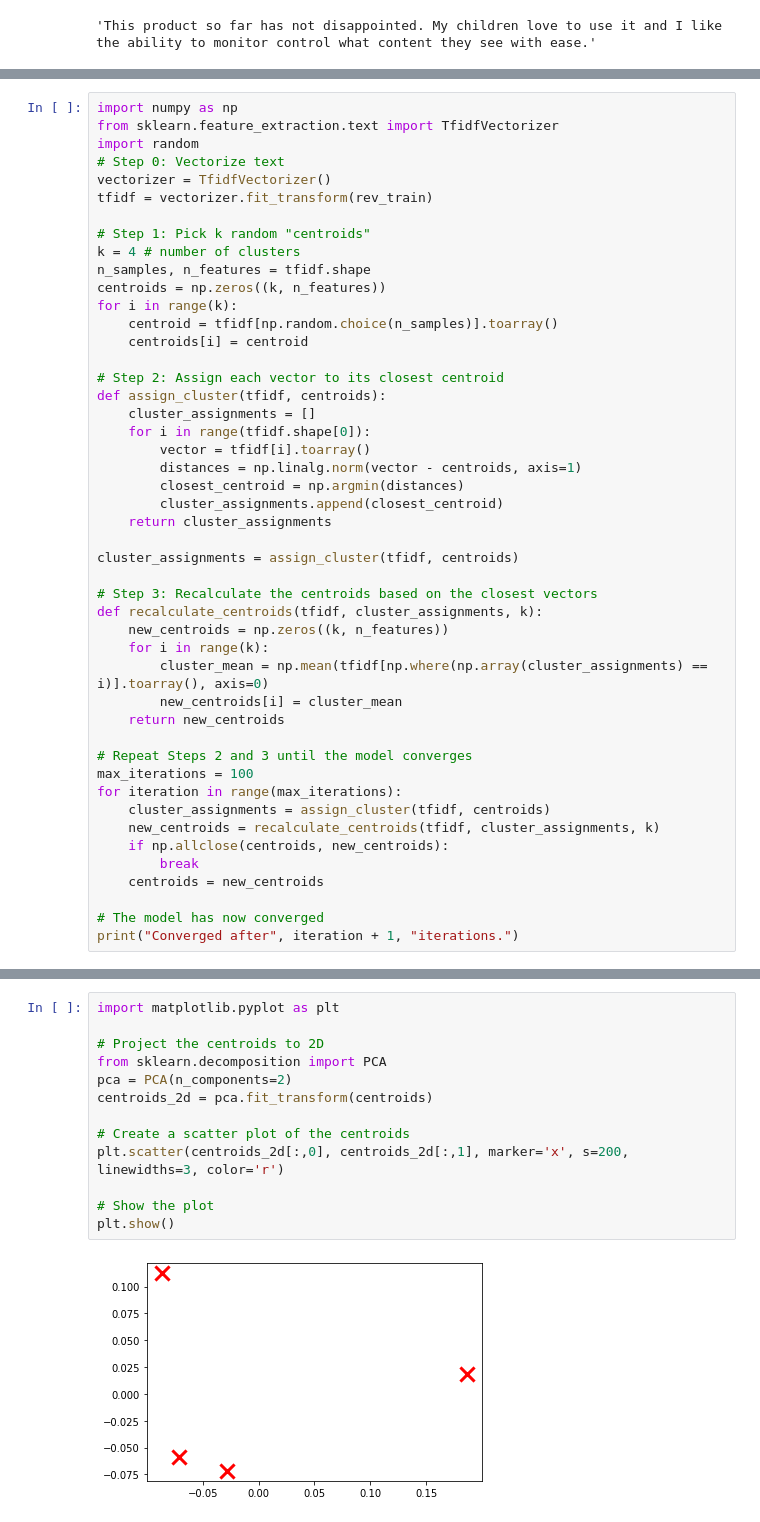
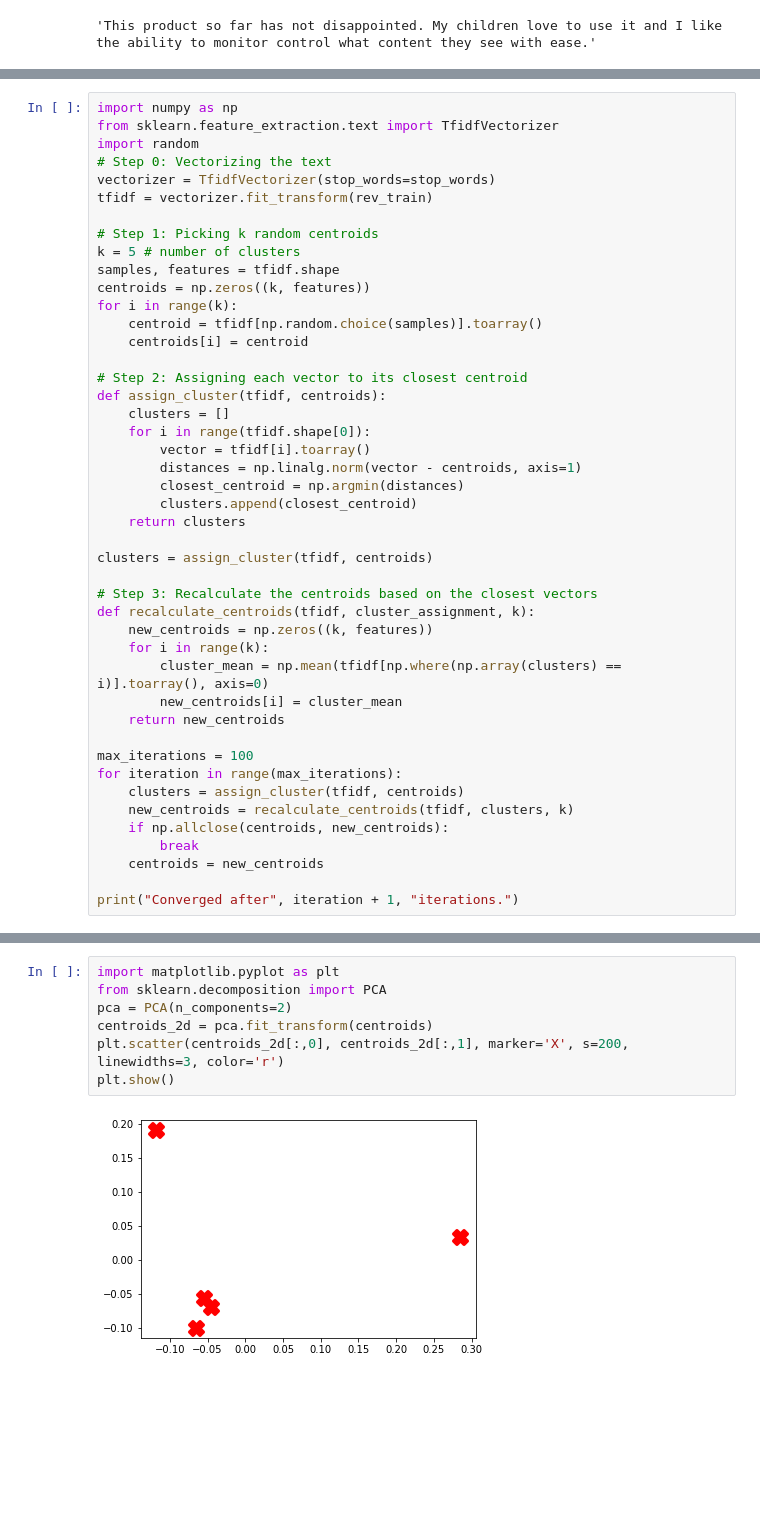
Before and after one commit to farz-1/template, a Jupyter notebook: CW.ipynb, the cells around one changed output, grey strips where cells are left out. Cells and saved outputs as stored; diff of their text form; blank space fills up the shorter version.

```diff
--- a/CW.ipynb
+++ b/CW.ipynb
@@ -110,47 +108,45 @@ len(rec_test)=1839      len(rev_test)=1839
 import numpy as np
 from sklearn.feature_extraction.text import TfidfVectorizer
 import random
-# Step 0: Vectorize text
-vectorizer = TfidfVectorizer()
+# Step 0: Vectorizing the text
+vectorizer = TfidfVectorizer(stop_words=stop_words)
 tfidf = vectorizer.fit_transform(rev_train)
 
-# Step 1: Pick k random "centroids"
-k = 4 # number of clusters
-n_samples, n_features = tfidf.shape
-centroids = np.zeros((k, n_features))
+# Step 1: Picking k random centroids
+k = 5 # number of clusters
+samples, features = tfidf.shape
+centroids = np.zeros((k, features))
 for i in range(k):
-    centroid = tfidf[np.random.choice(n_samples)].toarray()
+    centroid = tfidf[np.random.choice(samples)].toarray()
     centroids[i] = centroid
 
-# Step 2: Assign each vector to its closest centroid
+# Step 2: Assigning each vector to its closest centroid
 def assign_cluster(tfidf, centroids):
-    cluster_assignments = []
+    clusters = []
     for i in range(tfidf.shape[0]):
         vector = tfidf[i].toarray()
         distances = np.linalg.norm(vector - centroids, axis=1)
         closest_centroid = np.argmin(distances)
-        cluster_assignments.append(closest_centroid)
-    return cluster_assignments
+        clusters.append(closest_centroid)
+    return clusters
 
-cluster_assignments = assign_cluster(tfidf, centroids)
+clusters = assign_cluster(tfidf, centroids)
 
 # Step 3: Recalculate the centroids based on the closest vectors
-def recalculate_centroids(tfidf, cluster_assignments, k):
-    new_centroids = np.zeros((k, n_features))
+def recalculate_centroids(tfidf, cluster_assignment, k):
+    new_centroids = np.zeros((k, features))
     for i in range(k):
-        cluster_mean = np.mean(tfidf[np.where(np.array(cluster_assignments) == i)].toarray(), axis=0)
+        cluster_mean = np.mean(tfidf[np.where(np.array(clusters) == i)].toarray(), axis=0)
         new_centroids[i] = cluster_mean
     return new_centroids
 
-# Repeat Steps 2 and 3 until the model converges
 max_iterations = 100
 for iteration in range(max_iterations):
-    cluster_assignments = assign_cluster(tfidf, centroids)
-    new_centroids = recalculate_centroids(tfidf, cluster_assignments, k)
+    clusters = assign_cluster(tfidf, centroids)
+    new_centroids = recalculate_centroids(tfidf, clusters, k)
     if np.allclose(centroids, new_centroids):
         break
     centroids = new_centroids
 
-# The model has now converged
 print("Converged after", iteration + 1, "iterations.")
 # %% [output]
@@ -163,15 +188,9 @@ print(len(centroids[0]))
 # %%
 import matplotlib.pyplot as plt
-
-# Project the centroids to 2D
 from sklearn.decomposition import PCA
 pca = PCA(n_components=2)
 centroids_2d = pca.fit_transform(centroids)
-
-# Create a scatter plot of the centroids
-plt.scatter(centroids_2d[:,0], centroids_2d[:,1], marker='x', s=200, linewidths=3, color='r')
-
-# Show the plot
+plt.scatter(centroids_2d[:,0], centroids_2d[:,1], marker='X', s=200, linewidths=3, color='r')
 plt.show()
 # %% [output]
-[figure, old version]
+[figure, new version]
```
Also changed, not shown: parts of 27 cells of this notebook.
